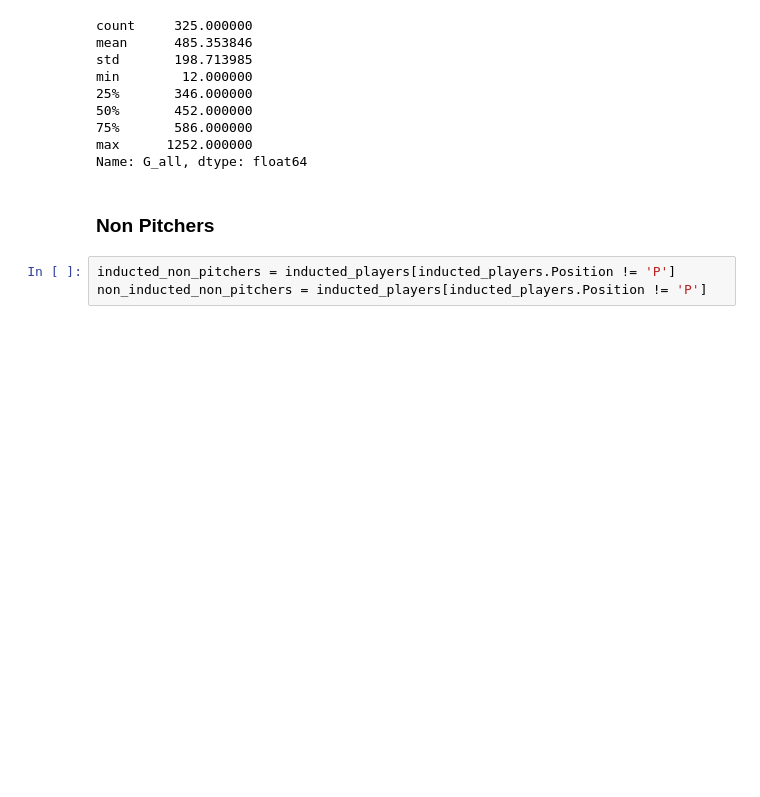
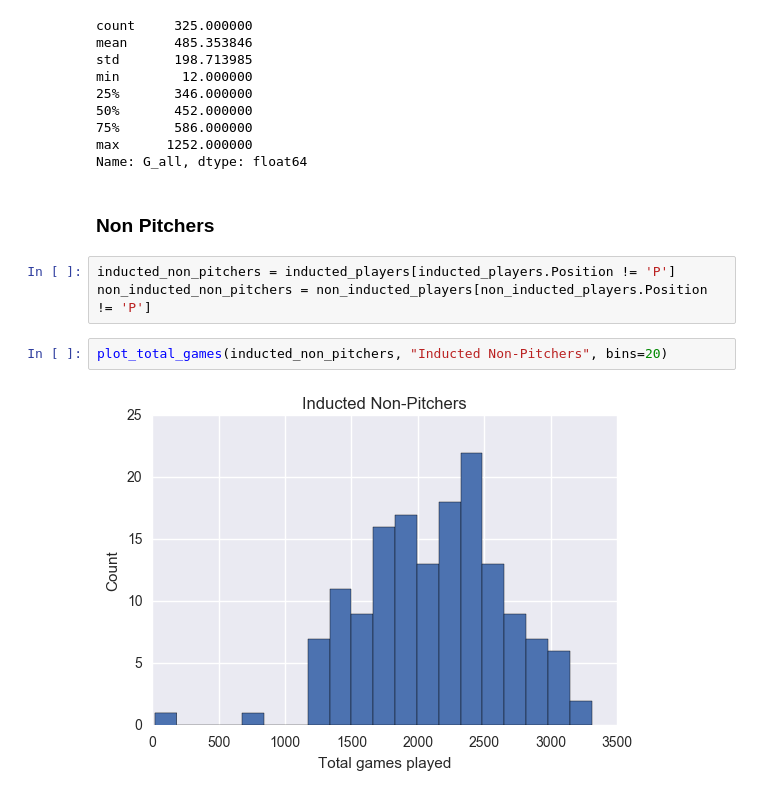
Before and after one commit to hueykwik/baseballhof, a Jupyter notebook: Baseball Exploration.ipynb, the cells around one changed output. Cells and saved outputs as stored; diff of their text form; blank space fills up the shorter version.

```diff
--- a/Baseball Exploration.ipynb
+++ b/Baseball Exploration.ipynb
@@ -369,4 +370,8 @@ Name: G_all, dtype: float64
 ### Non Pitchers
 # %%
 inducted_non_pitchers = inducted_players[inducted_players.Position != 'P']
-non_inducted_non_pitchers = inducted_players[inducted_players.Position != 'P']
+non_inducted_non_pitchers = non_inducted_players[non_inducted_players.Position != 'P']
+# %%
+plot_total_games(inducted_non_pitchers, "Inducted Non-Pitchers", bins=20)
+# %% [output]
+[figure, added]
```
Also changed, not shown: parts of 3 cells of this notebook.
